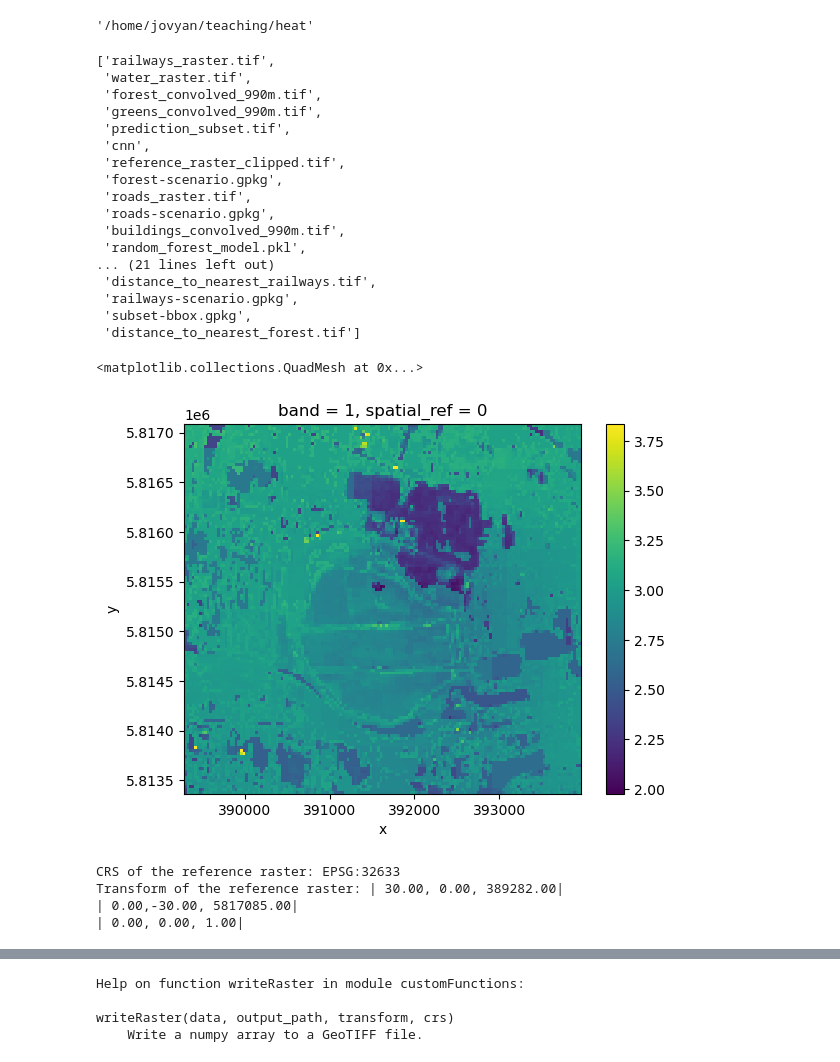
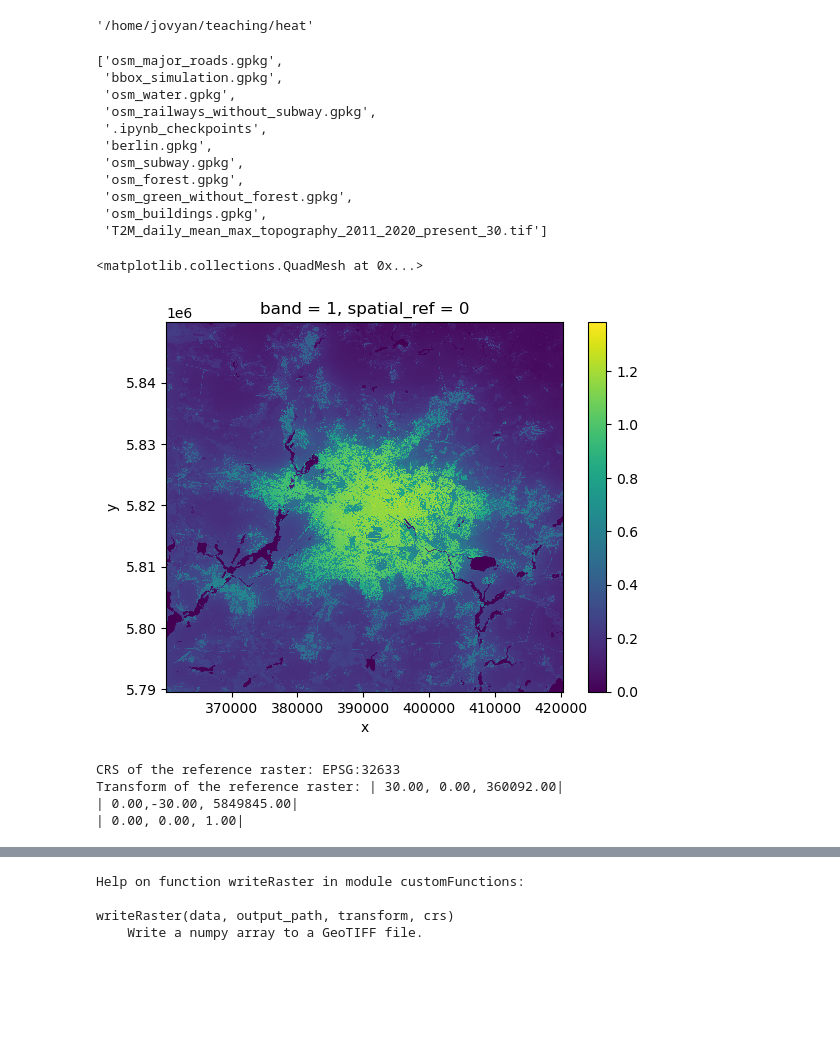
Before and after one commit to fabiobrill/teaching, a Jupyter notebook: heat/heat_notebook.ipynb, the cells around one changed output, grey strips where cells are left out. Drawn from its saved outputs; the diff is of its cells as text; code cells hidden in the pictures; blank space fills up the shorter version.

```diff
--- a/heat/heat_notebook.ipynb
+++ b/heat/heat_notebook.ipynb
@@ -9,32 +9,26 @@ os.getcwd()
 # %% [output]
 '/home/jovyan/teaching/heat'
 # %%
-datafolder = "./testdata"
+datafolder = "./data"
 os.listdir(datafolder)
 # %% [output]
-['railways_raster.tif',
- 'water_raster.tif',
- 'forest_convolved_990m.tif',
- 'greens_convolved_990m.tif',
- 'prediction_subset.tif',
- 'cnn',
- 'reference_raster_clipped.tif',
- 'forest-scenario.gpkg',
- 'roads_raster.tif',
- 'roads-scenario.gpkg',
- 'buildings_convolved_990m.tif',
- 'random_forest_model.pkl',
-... (21 lines left out)
- 'distance_to_nearest_railways.tif',
- 'railways-scenario.gpkg',
- 'subset-bbox.gpkg',
- 'distance_to_nearest_forest.tif']
+['osm_major_roads.gpkg',
+ 'bbox_simulation.gpkg',
+ 'osm_water.gpkg',
+ 'osm_railways_without_subway.gpkg',
+ '.ipynb_checkpoints',
+ 'berlin.gpkg',
+ 'osm_subway.gpkg',
+ 'osm_forest.gpkg',
+ 'osm_green_without_forest.gpkg',
+ 'osm_buildings.gpkg',
+ 'T2M_daily_mean_max_topography_2011_2020_present_30.tif']
 # %%
-reference_raster = rioxarray.open_rasterio(datafolder + "/reference_raster_clipped.tif")
+reference_raster = rioxarray.open_rasterio(datafolder + "/T2M_daily_mean_max_topography_2011_2020_present_30.tif")
 reference_raster.plot()
 # %% [output]
 <matplotlib.collections.QuadMesh at 0x...>
-[figure, old version]
+[figure, new version]
 # %%
 ref_transform = reference_raster.rio.transform()
 ref_crs = reference_raster.rio.crs
@@ -43,8 +37,8 @@ print("CRS of the reference raster:", ref_crs)
 print("Transform of the reference raster:", ref_transform)
 # %% [output]
 CRS of the reference raster: EPSG:32633
-Transform of the reference raster: | 30.00, 0.00, 389282.00|
-| 0.00,-30.00, 5817085.00|
+Transform of the reference raster: | 30.00, 0.00, 360092.00|
+| 0.00,-30.00, 5849845.00|
 | 0.00, 0.00, 1.00|
 # %%
 # load the datasets to rasterize - subset for prediction
```
Also changed, not shown: parts of 15 cells of this notebook, 1 other file.
